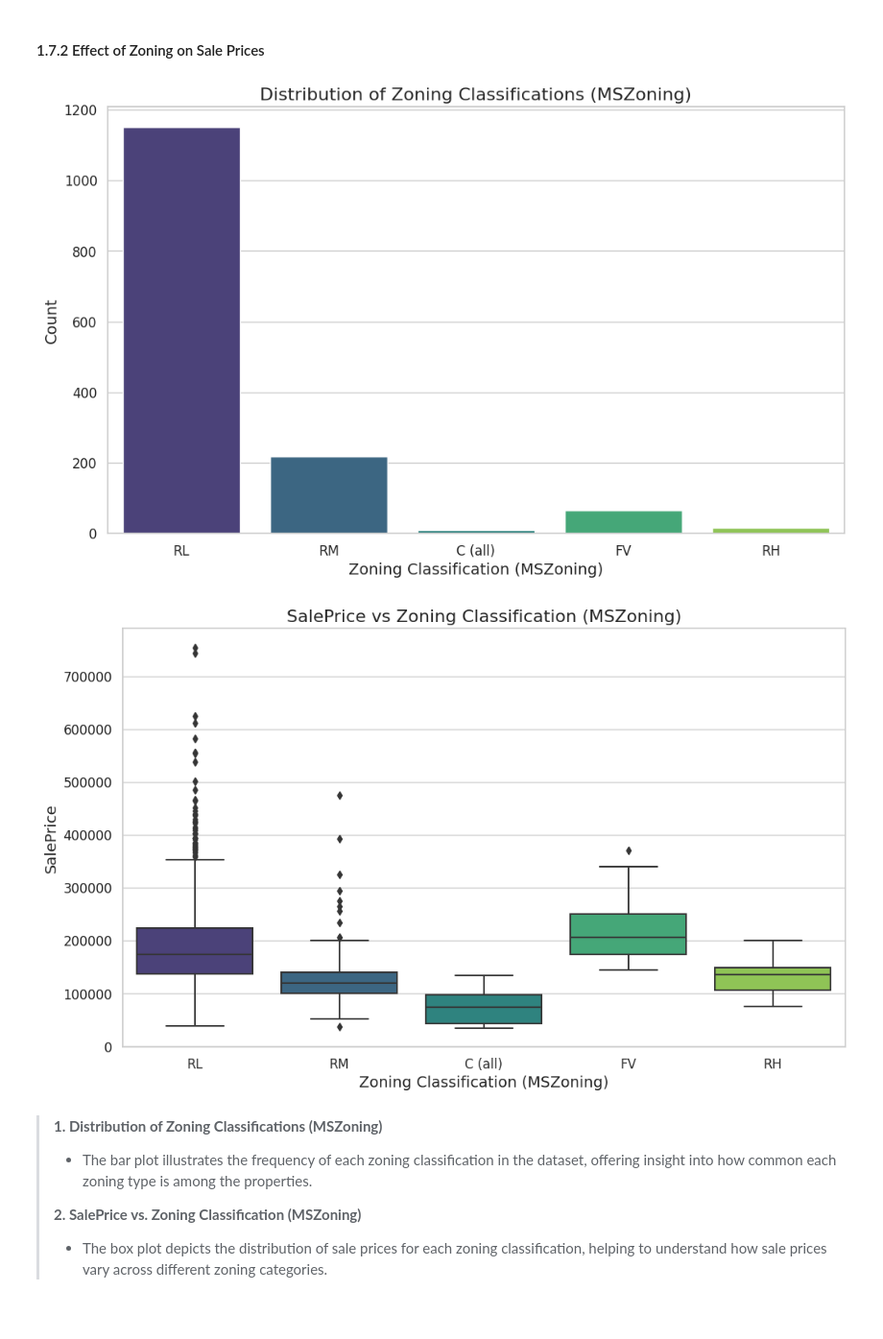
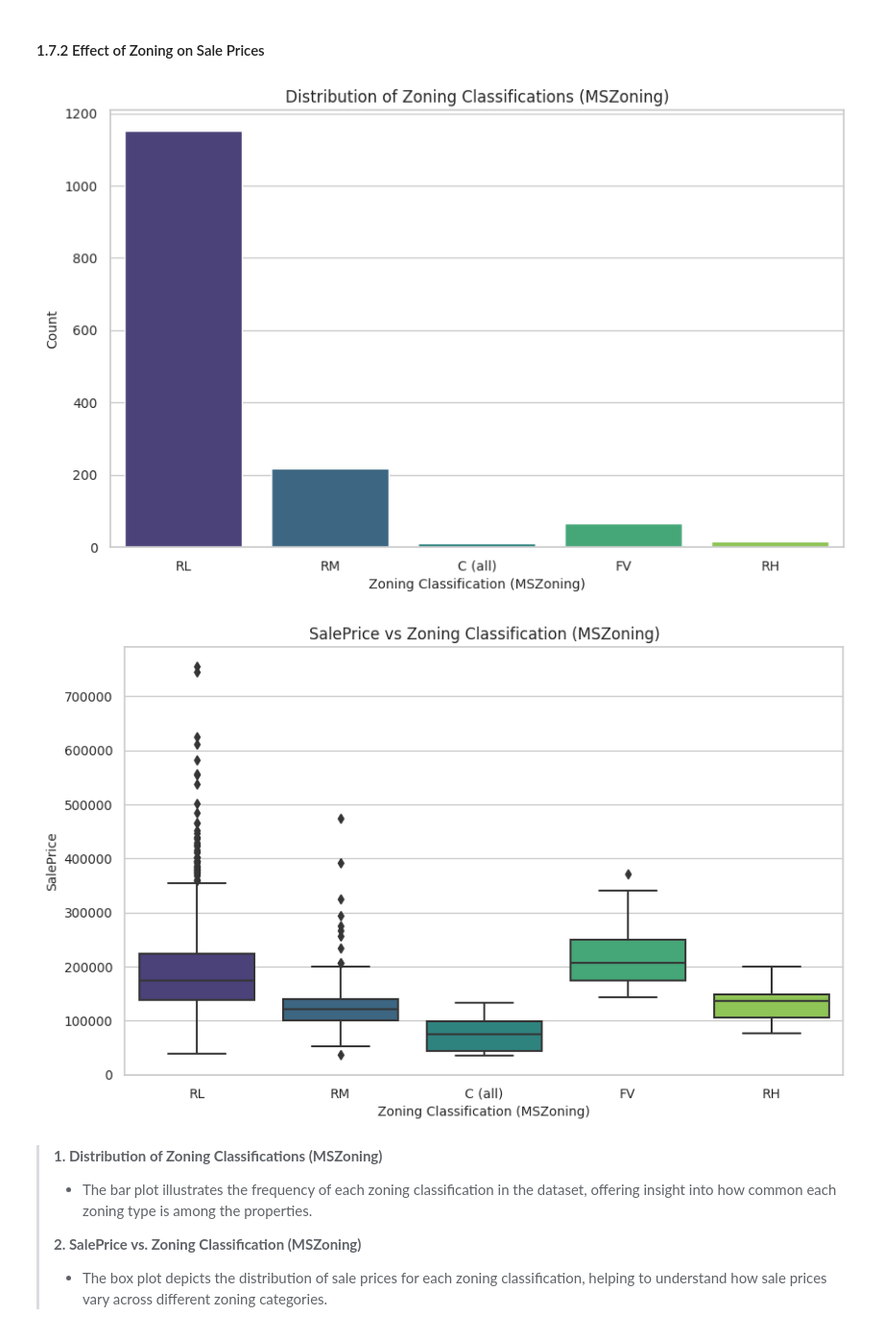
Before and after one commit to rishav21r/House-Prices---Advanced-Regression-Techniques, a Jupyter notebook: house_prices_advanced_regression.ipynb, the cells around one changed output. Shown at 96% size. Cells and saved outputs as stored; diff of their text form; code cells hidden in the pictures.

```diff
--- a/house_prices_advanced_regression.ipynb
+++ b/house_prices_advanced_regression.ipynb
@@ -447,29 +451,29 @@ plt.show()
 # %%
 # Set a seaborn style
 sns.set(style="whitegrid")
 
 # Bar plot for MSZoning distribution
-plt.figure(figsize=(12, 7))
+plt.figure(figsize=(10, 6))
 sns.countplot(x='MSZoning', data=train_df, palette='viridis')
-plt.title('Distribution of Zoning Classifications (MSZoning)', fontsize=16)
-plt.xlabel('Zoning Classification (MSZoning)', fontsize=14)
-plt.ylabel('Count', fontsize=14)
-plt.xticks(fontsize=12)
-plt.yticks(fontsize=12)
+plt.title('Distribution of Zoning Classifications (MSZoning)', fontsize=12)
+plt.xlabel('Zoning Classification (MSZoning)', fontsize=10)
+plt.ylabel('Count', fontsize=10)
+plt.xticks(fontsize=10)
+plt.yticks(fontsize=10)
 plt.show()
 
 # Box plot for MSZoning vs SalePrice
-plt.figure(figsize=(12, 7))
+plt.figure(figsize=(10, 6))
 sns.boxplot(x='MSZoning', y='SalePrice', data=train_df, palette='viridis')
-plt.title('SalePrice vs Zoning Classification (MSZoning)', fontsize=16)
-plt.xlabel('Zoning Classification (MSZoning)', fontsize=14)
-plt.ylabel('SalePrice', fontsize=14)
-plt.xticks(fontsize=12)
-plt.yticks(fontsize=12)
+plt.title('SalePrice vs Zoning Classification (MSZoning)', fontsize=12)
+plt.xlabel('Zoning Classification (MSZoning)', fontsize=10)
+plt.ylabel('SalePrice', fontsize=10)
+plt.xticks(fontsize=10)
+plt.yticks(fontsize=10)
 plt.show()
 # %% [output]
-[figure, old version]
+[figure, new version]
-[figure, old version]
+[figure, new version]
 # %% [markdown]
 >**1. Distribution of Zoning Classifications (MSZoning)**
 >- The bar plot illustrates the frequency of each zoning classification in the dataset, offering insight into how common each zoning type is among the properties.
```
Also changed, not shown: parts of 1 cell of this notebook.
